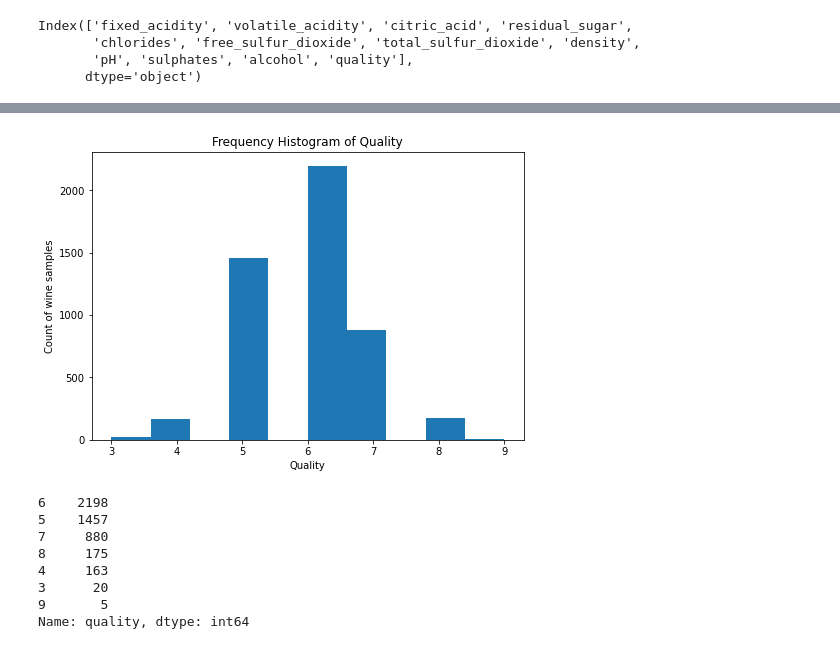
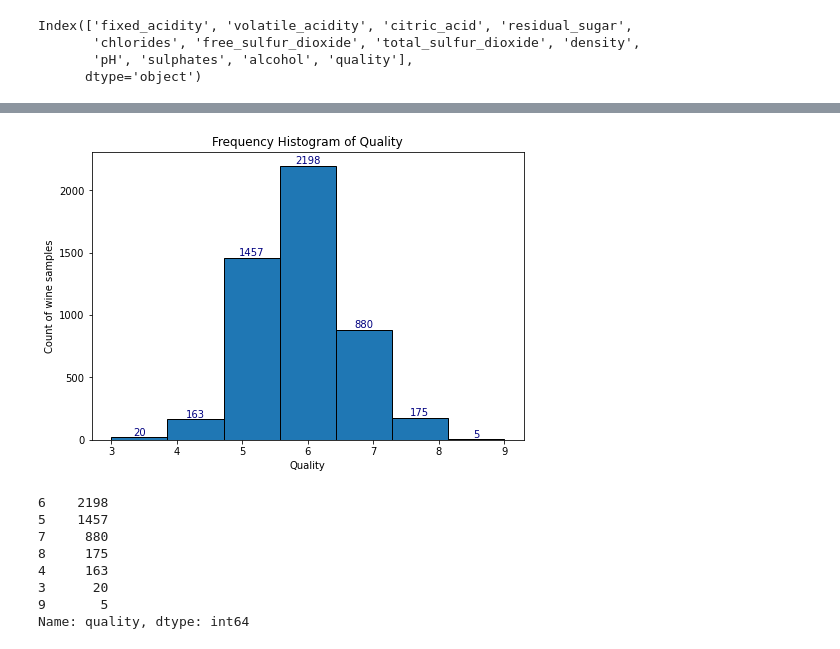
Before and after one commit to andydw2022/FinalBootCamp_project_WhiteWine, a Jupyter notebook: Wine_Quality_ML.ipynb, the cells around one changed output, grey strips where cells are left out. Cells and saved outputs as stored; diff of their text form; code cells hidden in the pictures.

```diff
--- a/Wine_Quality_ML.ipynb
+++ b/Wine_Quality_ML.ipynb
@@ -86,15 +99,18 @@ wine_value_ranges_df.to_csv("static/data/wine_value_ranges.csv")
 # %%
 fig = plt.figure()
 ax = fig.add_axes([0,0,1,1])
 x = white_wine_df.quality
-y = white_wine_df.quality.sum()
+y = white_wine_df.quality.count()
 ax.set_title('Frequency Histogram of Quality')
 ax.set_xlabel('Quality')
 ax.set_ylabel('Count of wine samples')
-plt.hist(x)
+n_bins = 7
+n, bins, bars = plt.hist(x,  bins=n_bins, edgecolor='black')
+ax.set_xticks(ticks=np.arange(3, 10))
+plt.bar_label(bars, fontsize=10, color='navy')
 plt.show()
 # %% [output]
-[figure, old version]
+[figure, new version]
 # %%
 white_wine_df['quality'].value_counts()
 # %% [output]
```
Also changed, not shown: parts of 21 cells of this notebook, 16 other files.
